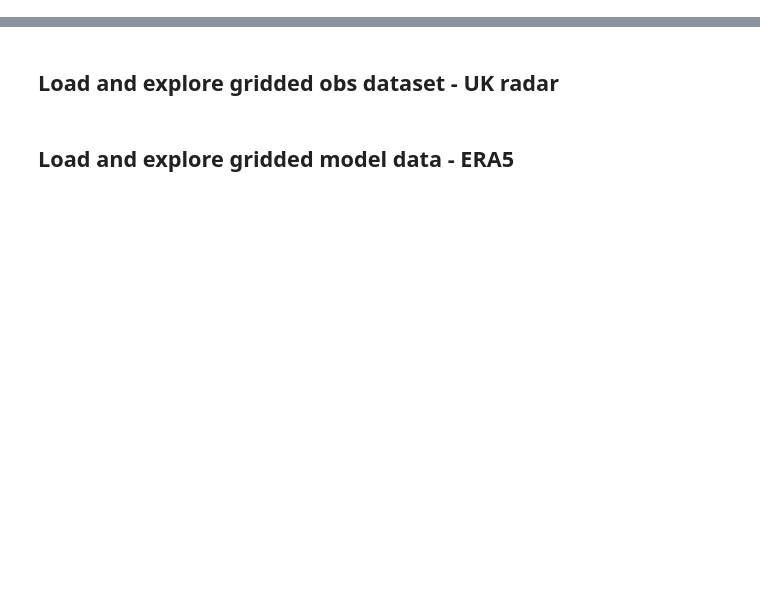
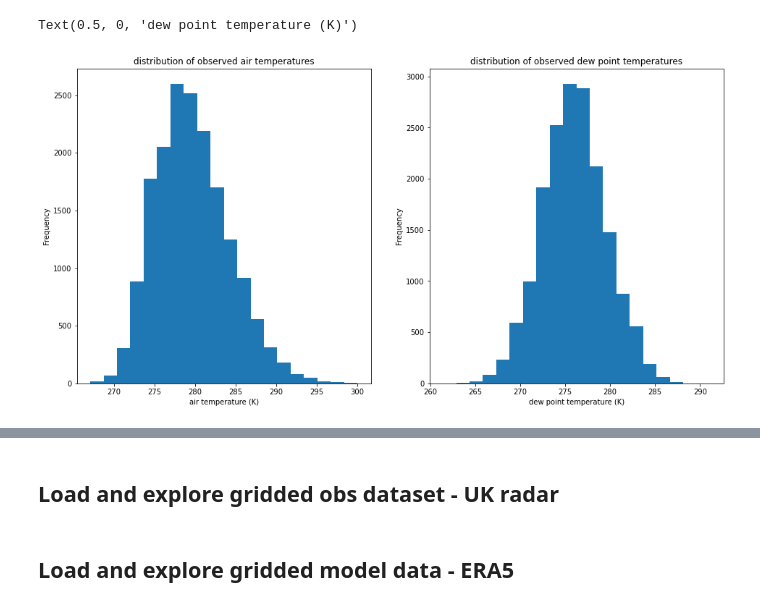
Before and after one commit to informatics-lab/ml_weather_tutorial, a Jupyter notebook: 01_data_exploration.ipynb, the cells around one changed output, grey strips where cells are left out. Saved outputs shown, nothing was run; the diff lists cells and outputs as text; code cells hidden in the pictures; blank space fills up the shorter version.

```diff
--- a/01_data_exploration.ipynb
+++ b/01_data_exploration.ipynb
@@ -33,0 +182,11 @@ xx
+# %%
+fig1 = matplotlib.pyplot.figure('distribution_temp_dewpoint', figsize=(16,8))
+ax1 = fig1.add_subplot(1,2,1,title='distribution of observed air temperatures')
+falklands_df['air_temp_obs'].plot.hist(ax=ax1,bins=20)
+ax1.set_xlabel('air temperature (K)',)
+ax1 = fig1.add_subplot(1,2,2,title='distribution of observed dew point temperatures')
+falklands_df['dewpoint_obs'].plot.hist(ax=ax1,bins=20)
+ax1.set_xlabel('dew point temperature (K)',)
+# %% [output]
+Text(0.5, 0, 'dew point temperature (K)')
+[figure, added]
```
Also changed, not shown: parts of 51 cells of this notebook.
